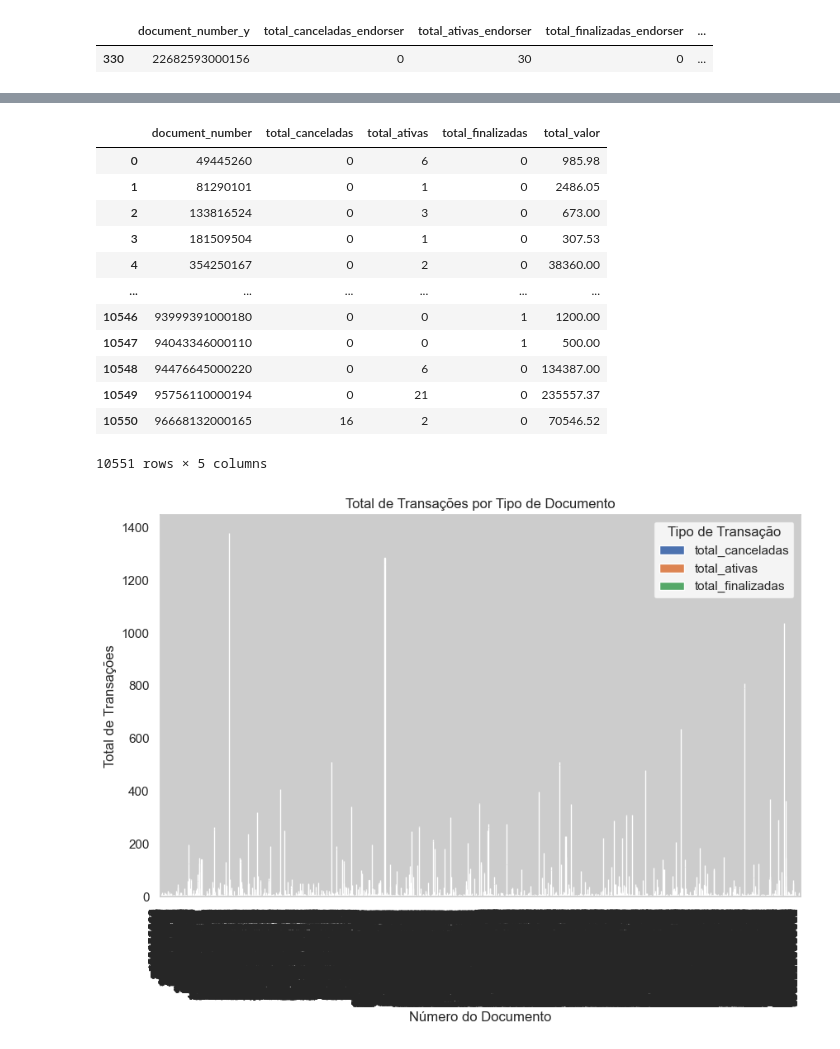
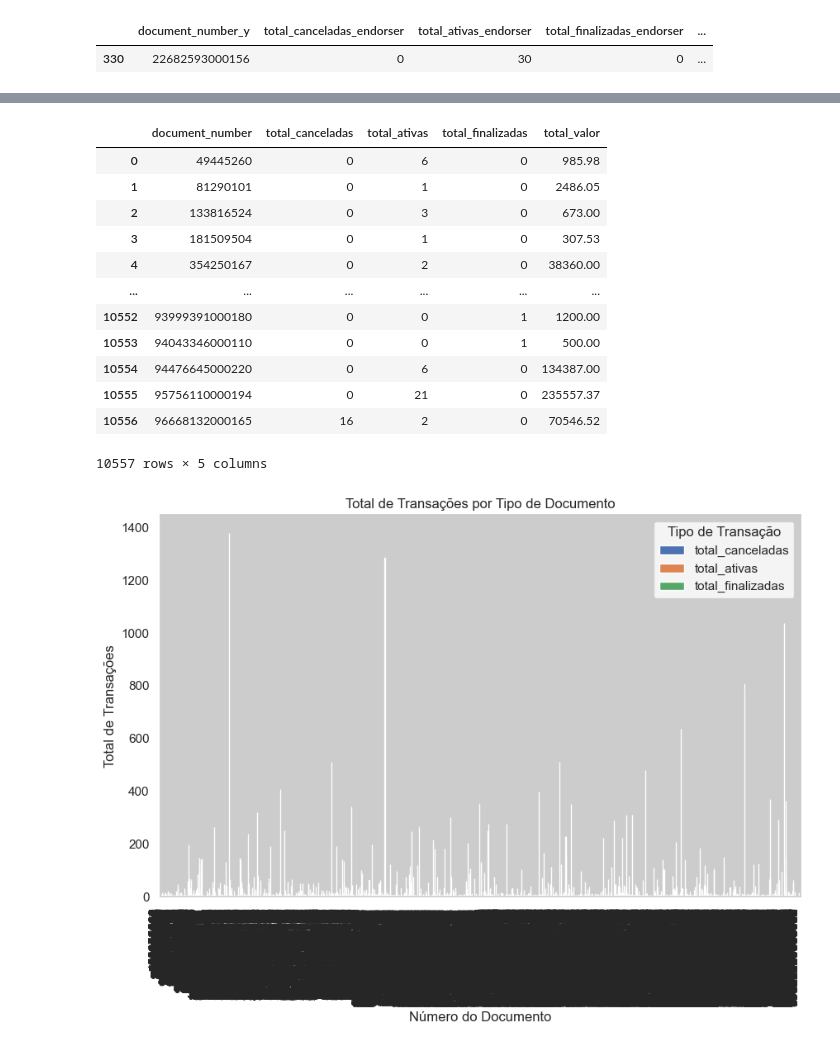
Before and after one commit to B1nary-Devs/SPC-IA2, a Jupyter notebook: src/Score/modelo_score.ipynb, the cells around one changed output, grey strips where cells are left out. Saved outputs shown, nothing was run; the diff lists cells and outputs as text; code cells hidden in the pictures.

```diff
--- a/src/Score/modelo_score.ipynb
+++ b/src/Score/modelo_score.ipynb
@@ -233,0 +299,9 @@ display(top_1_payer_v)
+# %%
+# Agrupar por endorser_original_id
+df_participant = df.groupby('document_number').agg(
+    total_canceladas_participant=('state_x', lambda x: (x == 'canceled').sum()),
+    total_ativas_participant=('state_x', lambda x: (x == 'active').sum()),
+    total_finalizadas_participant=('state_x', lambda x: (x == 'finished').sum()),
+    total_valor_participant=('value', 'sum')
+).reset_index()
+display(df_participant)
@@ -233,0 +326,24 @@ display(top_1_payer_v)
+# %%
+top_1_payer_c = df_participant.nlargest(1, 'total_canceladas_participant')
+top_1_payer_a = df_participant.nlargest(1, 'total_ativas_participant')
+top_1_payer_f = df_participant.nlargest(1, 'total_finalizadas_participant')
+top_1_payer_v = df_participant.nlargest(1, 'total_valor_participant')
+display(top_1_payer_c)
+display(top_1_payer_a)
+display(top_1_payer_f)
+display(top_1_payer_v)
+
+#Dropando o dado com mais casos
+df_participant = df_participant[~df_participant['document_number'].isin(top_1_payer_c['document_number'])]
+df_participant = df_participant[~df_participant['document_number'].isin(top_1_payer_a['document_number'])]
+df_participant = df_participant[~df_participant['document_number'].isin(top_1_payer_f['document_number'])]
+df_participant = df_participant[~df_participant['document_number'].isin(top_1_payer_v['document_number'])]
+
+top_1_payer_c = df_participant.nlargest(1, 'total_canceladas_participant')
+top_1_payer_a = df_participant.nlargest(1, 'total_ativas_participant')
+top_1_payer_f = df_participant.nlargest(1, 'total_finalizadas_participant')
+top_1_payer_v = df_participant.nlargest(1, 'total_valor_participant')
+display(top_1_payer_c)
+display(top_1_payer_a)
+display(top_1_payer_f)
+display(top_1_payer_v)
@@ -234,25 +367,26 @@ display(top_1_payer_v)
 # %%
 # Renomear colunas para manter consistência
 df_payer = df_payer.rename(columns={'document_number_x': 'document_number', 'total_canceladas_payer': 'total_canceladas', 'total_ativas_payer': 'total_ativas', 'total_finalizadas_payer': 'total_finalizadas', 'total_valor_payer': 'total_valor'})
 df_endorser = df_endorser.rename(columns={'document_number_y': 'document_number', 'total_canceladas_endorser': 'total_canceladas', 'total_ativas_endorser': 'total_ativas', 'total_finalizadas_endorser': 'total_finalizadas', 'total_valor_endorser': 'total_valor'})
+df_participant = df_participant.rename(columns={'document_number': 'document_number', 'total_canceladas_participant': 'total_canceladas', 'total_ativas_participant': 'total_ativas', 'total_finalizadas_participant': 'total_finalizadas', 'total_valor_participant': 'total_valor'})
 
 # Concatenar as tabelas
 df_consolidado = pd.concat([df_payer, df_endorser], ignore_index=True)
 display(df_consolidado)
 # %% [output]
 |  | document_number | total_canceladas | total_ativas | total_finalizadas | total_valor |
 | 0 | 49445260 | 0 | 6 | 0 | 985.98 |
 | 1 | 81290101 | 0 | 1 | 0 | 2486.05 |
 | 2 | 133816524 | 0 | 3 | 0 | 673.00 |
 | 3 | 181509504 | 0 | 1 | 0 | 307.53 |
 | 4 | 354250167 | 0 | 2 | 0 | 38360.00 |
 | ... | ... | ... | ... | ... | ... |
-| 10546 | 93999391000180 | 0 | 0 | 1 | 1200.00 |
-| 10547 | 94043346000110 | 0 | 0 | 1 | 500.00 |
-| 10548 | 94476645000220 | 0 | 6 | 0 | 134387.00 |
-| 10549 | 95756110000194 | 0 | 21 | 0 | 235557.37 |
-| 10550 | 96668132000165 | 16 | 2 | 0 | 70546.52 |
+| 10552 | 93999391000180 | 0 | 0 | 1 | 1200.00 |
+| 10553 | 94043346000110 | 0 | 0 | 1 | 500.00 |
+| 10554 | 94476645000220 | 0 | 6 | 0 | 134387.00 |
+| 10555 | 95756110000194 | 0 | 21 | 0 | 235557.37 |
+| 10556 | 96668132000165 | 16 | 2 | 0 | 70546.52 |
-10551 rows × 5 columns
+10557 rows × 5 columns
 # %%
 # Configurar o estilo do seaborn
 sns.set(style="whitegrid")
```
Also changed, not shown: parts of 13 cells of this notebook.
